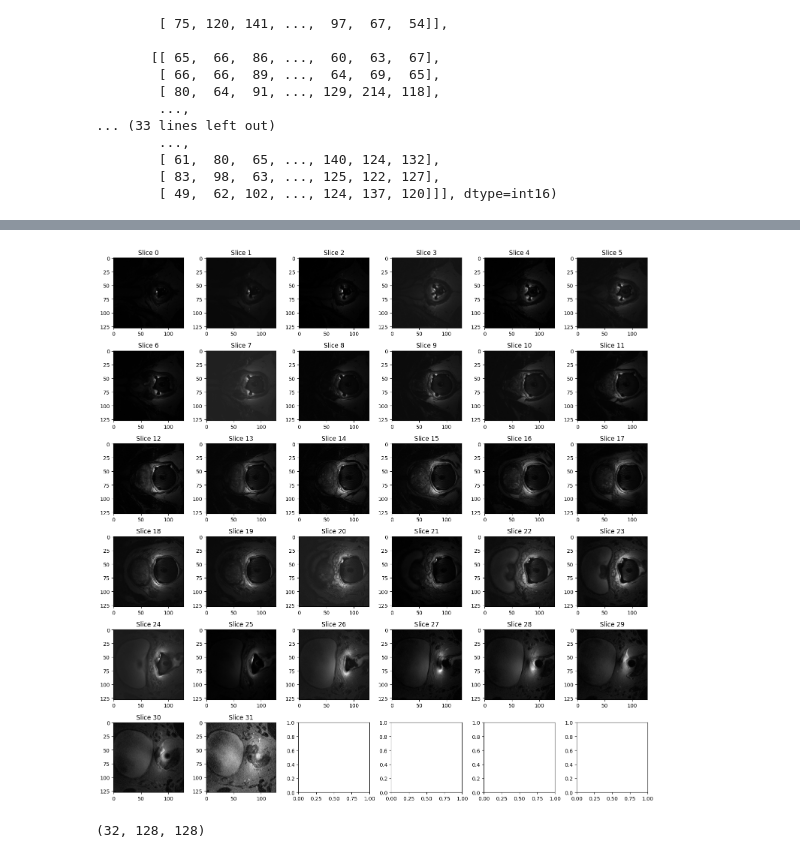
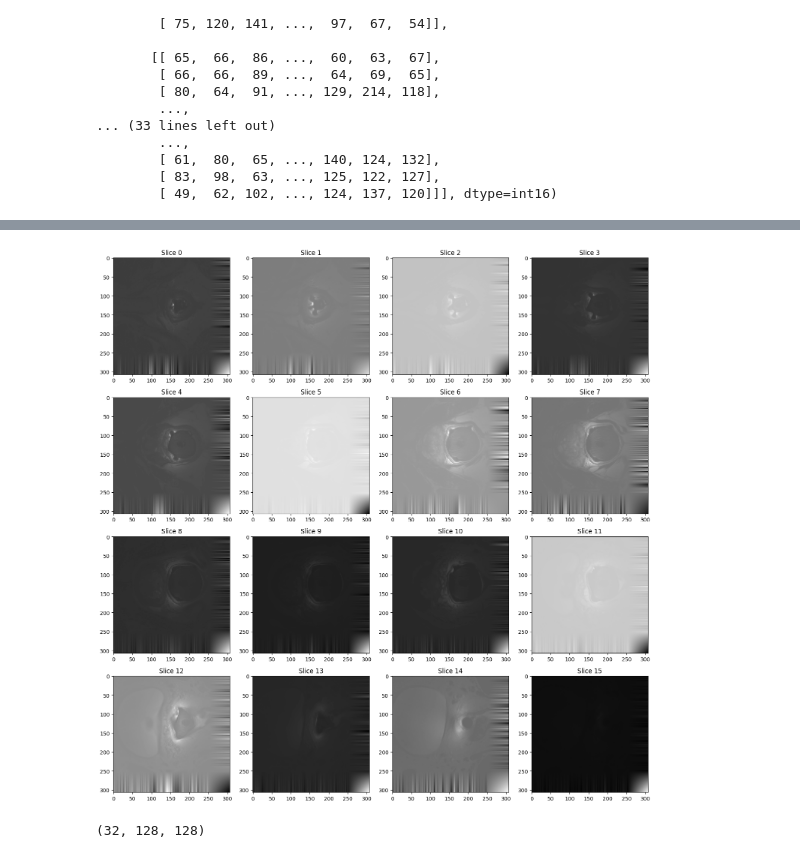
Before and after one commit to R-icntay/pgrf, a Jupyter notebook: CW1/task_2_fc.ipynb, the cells around one changed output, grey strips where cells are left out. Cells and saved outputs as stored; diff of their text form; code cells hidden in the pictures.

```diff
--- a/CW1/task_2_fc.ipynb
+++ b/CW1/task_2_fc.ipynb
@@ -198,17 +321,13 @@ multiple by this ratio
 # %%
-import scipy
-# Create an Image3D object
-# Voxel dimesnions are (z, x, y) = (2, 0.5, 0.5)
-image3d = Image3D(image_train00, (2, 0.5, 0.5))
 
 # Desired final isotropic voxel dimension
-final_voxel_dimension = 1
+final_voxel_dimension = (1)
 
 # Compute the resize ratio
 resize_ratio = final_voxel_dimension / np.array(image3d.voxel_dimension)
 
 # Compute the new voxel dimensions by multiplying the original dimensions by the ratio
-new_voxel_dimension = tuple(np.array(image3d.voxel_dimension) * resize_ratio)
+new_voxel_dimension = tuple(np.array(image3d.voxel_dimension) / resize_ratio)
 
 
 ## the resized image size should be the original image size multipled by this ratio
@@ -216,14 +335,7 @@ new_voxel_dimension = tuple(np.array(image3d.voxel_dimension) * resize_ratio)
 # Compute the new shape of the resized image by multiplying the original shape by the ratio
 new_shape  = np.round(np.array(image3d.image.shape) * resize_ratio).astype(int)
 
+
 # New coordinates for the resized image
-new_coords = np.stack(np.mgrid[:new_shape[0], :new_shape[1], :new_shape[2]], axis = -1) * new_voxel_dimension
-
-
-
-# Interpolate the filtered data array at the new coordinates
-# Cubic interpolation not supported in scipy 1.9.0
-new_data = scipy.interpolate.interpn((np.arange(image3d.image.shape[0]), np.arange(image3d.image.shape[1]), np.arange(image3d.image.shape[2])), image3d.image, new_coords, method = 'linear', bounds_error = False, fill_value = None)
-
-
-print(image3d.image.shape, resize_ratio, new_shape, new_voxel_dimension, new_data.shape)
+new_coords = (np.stack(np.mgrid[:new_shape[0], :new_shape[1], :new_shape[2]], axis = -1) * new_voxel_dimension)
+#new_coords = (np.stack(np.mgrid[:new_shape[0], :new_shape[1], :new_shape[2]], axis = -1) * new_voxel_dimension)
@@ -231,0 +352,10 @@ print(image3d.image.shape, resize_ratio, new_shape, new_voxel_dimension, new_dat
+# %%
+
+
+# Interpolate the filtered data array at the new coordinates
+# Cubic interpolation not supported in scipy 1.9.0
+new_data = interpn(np.array((np.arange(image3d.image.shape[0]), np.arange(image3d.image.shape[1]), np.arange(image3d.image.shape[2])) * (2, 0.5, 0.5)), image3d.image, new_coords, method = 'linear', bounds_error = False, fill_value = None)
+#new_data = interpn((image3d.voxel_coords[:,0], image3d.voxel_coords[:,1], image3d.voxel_coords[:,1]), image3d.image, new_coords, method = 'linear', bounds_error = False, fill_value = None)
+#new_data = new_data.astype(np.int16)
+
+print(image3d.image.shape, resize_ratio, new_shape, new_voxel_dimension, new_data.shape)
@@ -272,29 +494,30 @@ array([[[ 54,  65,  92, ...,  55,  94,  70],
 # %%
-#new_data = new_data.T
-new_data = image3d.image.T
+new_datap = new_data.T
+#new_datap = filtered_image.T
+#new_datap = image3d.image.T
 # Set the number of rows and columns in the plot grid
-n_rows = 6
-n_cols = 6
+n_rows = 4
+n_cols = 4
 
 # Create a figure with a subplot grid
 fig, axs = plt.subplots(n_rows, n_cols, figsize=(15, 15))
 
 # Iterate over the slices of the image
 for row in range(n_rows):
     for col in range(n_cols):
         slice_idx = row * n_cols + col
-        if slice_idx >= new_data.shape[2]:
+        if slice_idx >= new_datap.shape[2]:
             break
-        slice_data = new_data[:, :, slice_idx]
+        slice_data = new_datap[:, :, slice_idx]
         axs[row, col].imshow(slice_data, cmap='gray')
         # Add title to each subplot
         axs[row, col].set_title(f'Slice {slice_idx}')
 
 # Adjust the layout and show the figure
 plt.tight_layout()
 plt.show()
 # %% [output]
-[figure, old version]
+[figure, new version]
 # %%
 image_train00.shape
 # %% [output]
```
Also changed, not shown: parts of 48 cells of this notebook.
